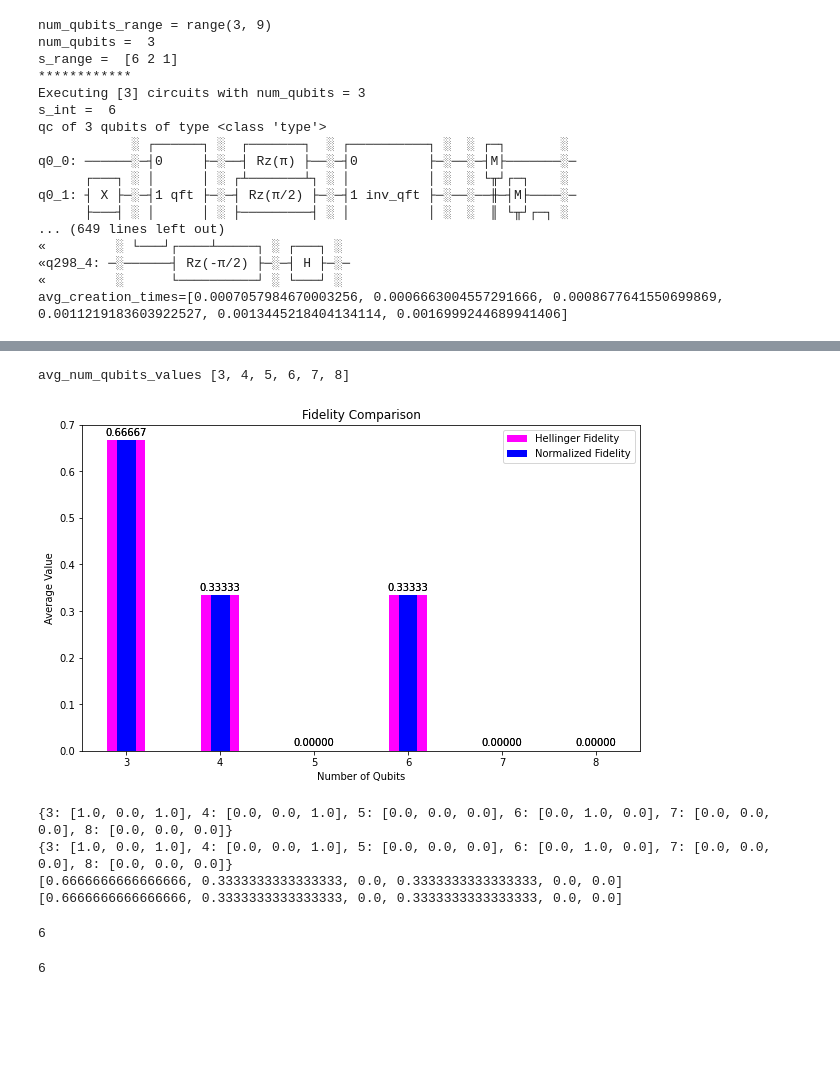
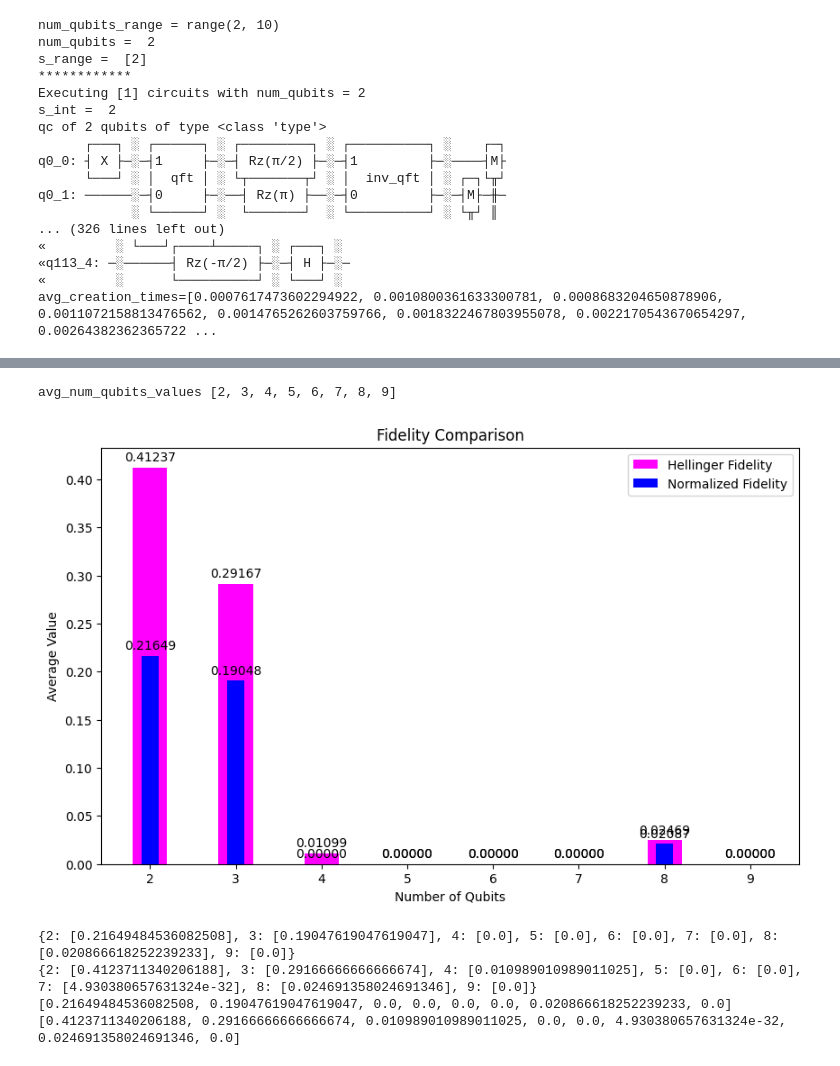
Before and after one commit to GIRISHBELANI/QC_Benchmarks_using_dm-simulator, a Jupyter notebook: @Pavan_QSim/QFT_DM_Simulator(P).ipynb, the cells around one changed output, grey strips where cells are left out. Drawn from its saved outputs; the diff is of its cells as text; code cells hidden in the pictures; blank space fills up the shorter version.

```diff
--- a/@Pavan_QSim/QFT_DM_Simulator(P).ipynb
+++ b/@Pavan_QSim/QFT_DM_Simulator(P).ipynb
@@ -136,7 +136,7 @@ def QuantumFourierTransform (num_qubits, secret_int, method=1):
         exit("Invalid QFT method")
 
     # measure all qubits
-    qc.measure(qr, cr,basis = "Ensemble",add_param = "Z")
+    qc.measure(qr, cr)
     num_gates += num_qubits
     depth += 1
 
@@ -432,9 +432,10 @@ def plot_data(fidelity_data, Hf_fidelity_data, title):
     print(avg_fidelity_means)
     print(avg_Hf_fidelity_means)
 # %%
-
+from qiskit.circuit.library import QFT
+import matplotlib
 backend = BasicAer.get_backend('dm_simulator')
-def run (min_qubits = 3, max_qubits = 8, max_circuits = 3, skip_qubits=1, num_shots = 100,method=1):
+def run (min_qubits = 2, max_qubits = 9, max_circuits = 1, skip_qubits=1, num_shots = 100,method=1):
     max_qubits = max(2, max_qubits)
     min_qubits = min(max(2, min_qubits), max_qubits)
     skip_qubits = max(1, skip_qubits)
@@ -487,7 +488,7 @@ def run (min_qubits = 3, max_qubits = 8, max_circuits = 3, skip_qubits=1, num_sh
             print("s_int = ",s_int)
             # create the circuit for given qubit size and secret string, store time metric
             ts = time.time()
-            qc = QuantumFourierTransform(num_qubits, s_int, method=method)
+            qc = QuantumFourierTransform(num_qubits, s_int, method=method).reverse_bits()
             #creation time
             creation_time = time.time() - ts
             creation_times.append(creation_time)
@@ -507,7 +508,7 @@ def run (min_qubits = 3, max_qubits = 8, max_circuits = 3, skip_qubits=1, num_sh
 
             #execution
             ts = time.time()
-            job = execute(qc, backend, shots=num_shots, **options)
+            job = execute(qc, backend, shots=num_shots, **options_noisy)
             result = job.result()
             elapsed_time = time.time() - ts
             elapsed_times.append(elapsed_time)
@@ -517,9 +518,9 @@ def run (min_qubits = 3, max_qubits = 8, max_circuits = 3, skip_qubits=1, num_sh
             quantum_times.append(quantum_time)
 
             #ensemble probability
-            prob = result.results[0].data.ensemble_probability
+            prob = result.results[0].data.partial_probability
             print(prob)
-            proj_prob = combine_probabilities(prob,num_qubits)
+            #proj_prob = combine_probabilities(prob,num_qubits)
             counts = prob
 
             for key in counts.keys():
@@ -582,7 +583,7 @@ def run (min_qubits = 3, max_qubits = 8, max_circuits = 3, skip_qubits=1, num_sh
     return creation_times, elapsed_times, quantum_times, circuit_depths, transpiled_depths, fidelity_data, Hf_fidelity_data
 
 # Define the range of qubits for the x-axis
-num_qubits_range = range(3, 8+1)
+num_qubits_range = range(2, 9+1)
 print("num_qubits_range =",num_qubits_range)
 
 # Execute the benchmark program, accumulate metrics, and calculate circuit depths
@@ -591,11 +592,11 @@ creation_times, elapsed_times, quantum_times, circuit_depths,transpiled_depths,
 #avg_fidelity_means, avg_Hf_fidelity_means = fidelity_data()
 
 # Calculate average creation time, elapsed time, quantum processing time, and circuit depth for each number of qubits
-avg_creation_times = [np.mean(creation_times[i:i+3]) for i in range(0, len(creation_times), 3)]
-avg_elapsed_times = [np.mean(elapsed_times[i:i+3]) for i in range(0, len(elapsed_times), 3)]
-avg_quantum_times = [np.mean(quantum_times[i:i+3]) for i in range(0, len(quantum_times), 3)]
-avg_circuit_depths = [np.mean(circuit_depths[i:i+3]) for i in range(0, len(circuit_depths), 3)]
-avg_transpiled_depths = [np.mean(transpiled_depths[i:i+3]) for i in range(0, len(transpiled_depths), 3)]
+avg_creation_times = [np.mean(creation_times[i:i+1]) for i in range(0, len(creation_times), 1)]
+avg_elapsed_times = [np.mean(elapsed_times[i:i+1]) for i in range(0, len(elapsed_times), 1)]
+avg_quantum_times = [np.mean(quantum_times[i:i+1]) for i in range(0, len(quantum_times), 1)]
+avg_circuit_depths = [np.mean(circuit_depths[i:i+1]) for i in range(0, len(circuit_depths), 1)]
+avg_transpiled_depths = [np.mean(transpiled_depths[i:i+1]) for i in range(0, len(transpiled_depths), 1)]
 
 print(f"avg_creation_times={avg_creation_times}")
 # Plot histograms for average creation time, average elapsed time, average quantum processing time, and average circuit depth versus the number of qubits
@@ -633,20 +634,20 @@ plt.show()
 # Calculate the fidelity data
 plot_data(fidelity_data, Hf_fidelity_data, "Fidelity Comparison")
 # %% [output]
-num_qubits_range = range(3, 9)
-num_qubits =  3
-s_range =  [6 2 1]
+num_qubits_range = range(2, 10)
+num_qubits =  2
+s_range =  [2]
 ************
-Executing [3] circuits with num_qubits = 3
-s_int =  6
-qc of 3 qubits of type <class 'type'>
-            ░ ┌──────┐ ░  ┌───────┐  ░ ┌──────────┐ ░  ░ ┌─┐       ░
-q0_0: ──────░─┤0     ├─░──┤ Rz(π) ├──░─┤0         ├─░──░─┤M├───────░─
-      ┌───┐ ░ │      │ ░ ┌┴───────┴┐ ░ │          │ ░  ░ └╥┘┌─┐    ░
-q0_1: ┤ X ├─░─┤1 qft ├─░─┤ Rz(π/2) ├─░─┤1 inv_qft ├─░──░──╫─┤M├────░─
-      ├───┤ ░ │      │ ░ ├─────────┤ ░ │          │ ░  ░  ║ └╥┘┌─┐ ░
-... (649 lines left out)
+Executing [1] circuits with num_qubits = 2
+s_int =  2
+qc of 2 qubits of type <class 'type'>
+      ┌───┐ ░ ┌──────┐ ░ ┌─────────┐ ░ ┌──────────┐ ░    ┌─┐
+q0_0: ┤ X ├─░─┤1     ├─░─┤ Rz(π/2) ├─░─┤1         ├─░────┤M├
+      └───┘ ░ │  qft │ ░ └┬───────┬┘ ░ │  inv_qft │ ░ ┌─┐└╥┘
+q0_1: ──────░─┤0     ├─░──┤ Rz(π) ├──░─┤0         ├─░─┤M├─╫─
+            ░ └──────┘ ░  └───────┘  ░ └──────────┘ ░ └╥┘ ║
+... (326 lines left out)
 «         ░ └───┘┌────┴─────┐ ░ ┌───┐ ░
-«q298_4: ─░──────┤ Rz(-π/2) ├─░─┤ H ├─░─
+«q113_4: ─░──────┤ Rz(-π/2) ├─░─┤ H ├─░─
 «         ░      └──────────┘ ░ └───┘ ░
-avg_creation_times=[0.0007057984670003256, 0.0006663004557291666, 0.0008677641550699869, 0.0011219183603922527, 0.0013445218404134114, 0.0016999244689941406]
+avg_creation_times=[0.0007617473602294922, 0.0010800361633300781, 0.0008683204650878906, 0.0011072158813476562, 0.0014765262603759766, 0.0018322467803955078, 0.0022170543670654297, 0.00264382362365722 ...
@@ -654,14 +655,6 @@ avg_creation_times=[0.0007057984670003256, 0.0006663004557291666, 0.000867764155
-avg_num_qubits_values [3, 4, 5, 6, 7, 8]
+avg_num_qubits_values [2, 3, 4, 5, 6, 7, 8, 9]
-[figure, old version]
+[figure, new version]
-{3: [1.0, 0.0, 1.0], 4: [0.0, 0.0, 1.0], 5: [0.0, 0.0, 0.0], 6: [0.0, 1.0, 0.0], 7: [0.0, 0.0, 0.0], 8: [0.0, 0.0, 0.0]}
-{3: [1.0, 0.0, 1.0], 4: [0.0, 0.0, 1.0], 5: [0.0, 0.0, 0.0], 6: [0.0, 1.0, 0.0], 7: [0.0, 0.0, 0.0], 8: [0.0, 0.0, 0.0]}
-[0.6666666666666666, 0.3333333333333333, 0.0, 0.3333333333333333, 0.0, 0.0]
-[0.6666666666666666, 0.3333333333333333, 0.0, 0.3333333333333333, 0.0, 0.0]
+{2: [0.21649484536082508], 3: [0.19047619047619047], 4: [0.0], 5: [0.0], 6: [0.0], 7: [0.0], 8: [0.020866618252239233], 9: [0.0]}
+{2: [0.4123711340206188], 3: [0.29166666666666674], 4: [0.010989010989011025], 5: [0.0], 6: [0.0], 7: [4.930380657631324e-32], 8: [0.024691358024691346], 9: [0.0]}
+[0.21649484536082508, 0.19047619047619047, 0.0, 0.0, 0.0, 0.0, 0.020866618252239233, 0.0]
+[0.4123711340206188, 0.29166666666666674, 0.010989010989011025, 0.0, 0.0, 4.930380657631324e-32, 0.024691358024691346, 0.0]
-# %%
-len(num_qubits_range)
-# %% [output]
-6
-# %%
-len(avg_creation_times)
-# %% [output]
-6
```
Also changed, not shown: parts of 6 cells of this notebook.
